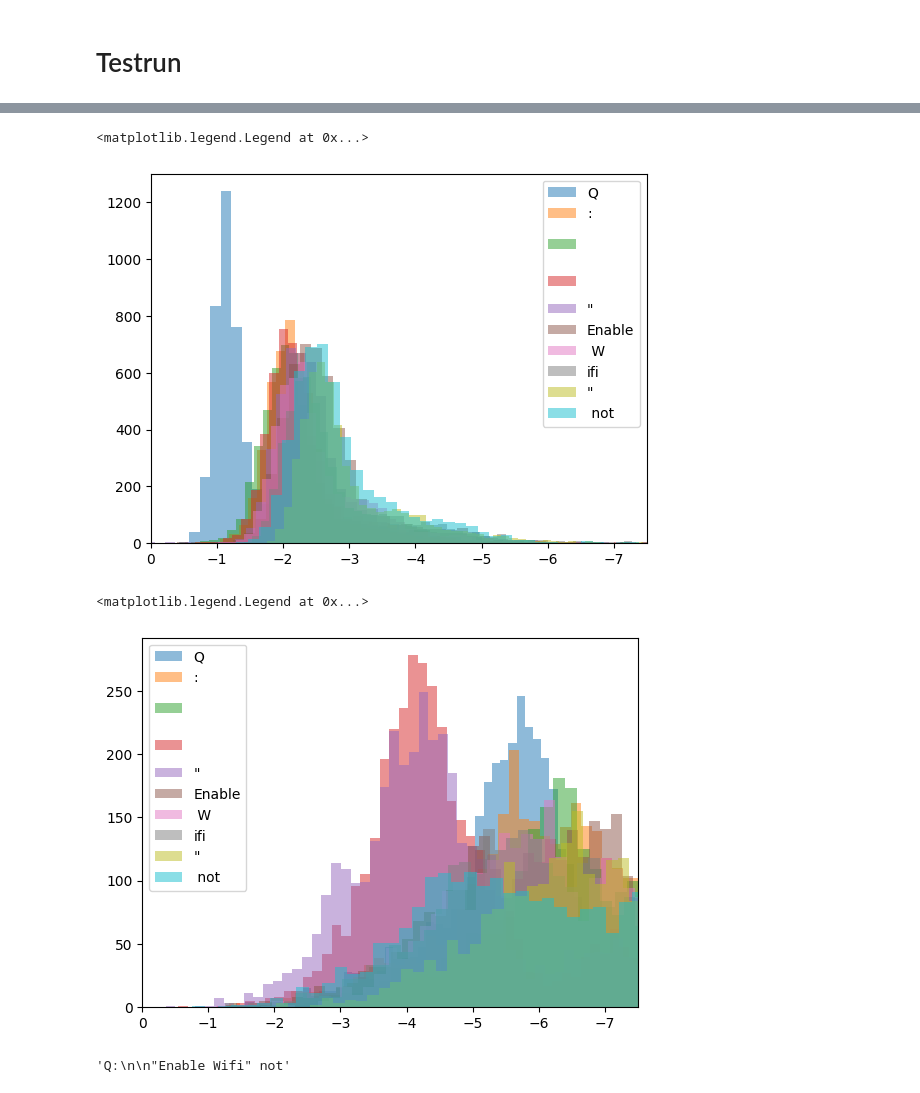
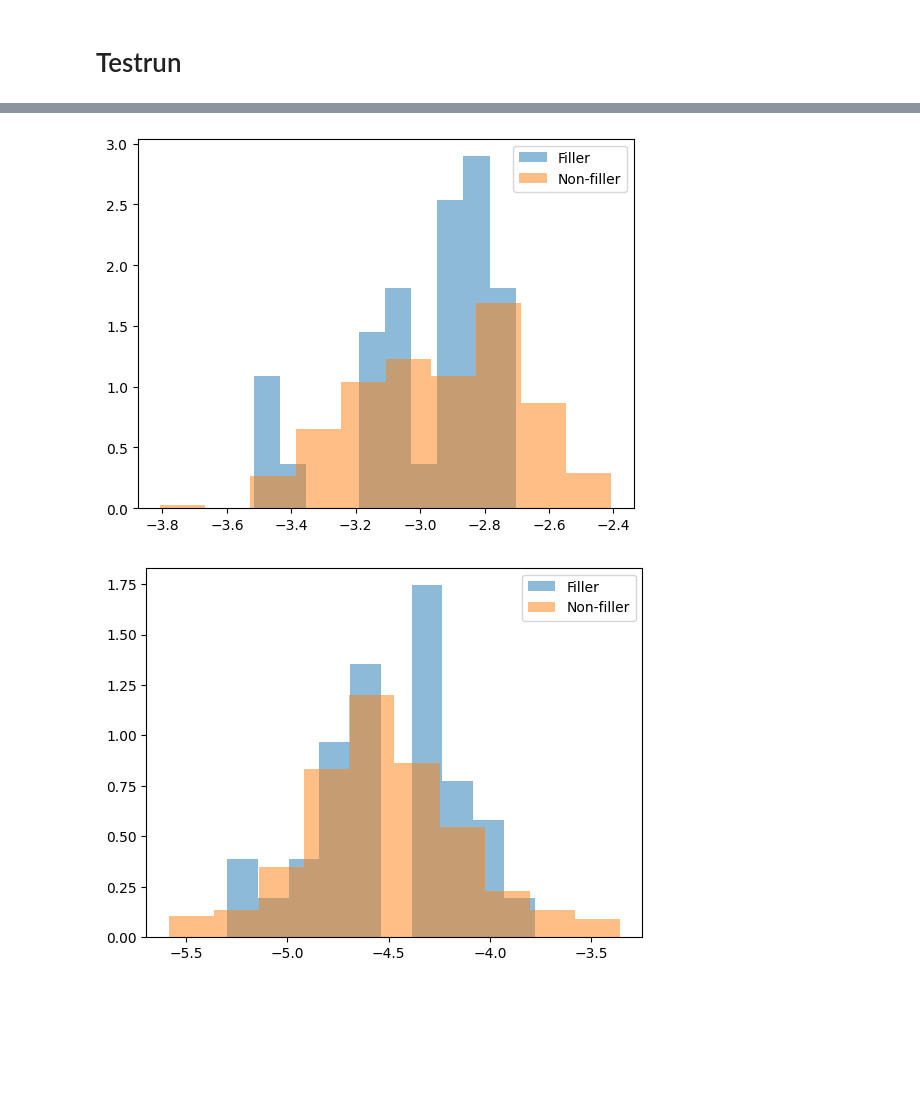
Before and after one commit to EleutherAI/rnngineering, a Jupyter notebook: delta_statistics.ipynb, the cells around one changed output, grey strips where cells are left out. Cells and saved outputs as stored; diff of their text form; code cells hidden in the pictures; blank space fills up the shorter version.

```diff
--- a/delta_statistics.ipynb
+++ b/delta_statistics.ipynb
@@ -107,30 +85,23 @@ from matplotlib import pyplot as plt
-# %%
-layer = 1
-layer_delta = every_delta[layer]
-num_tokens = 10
-slice_layer_delta = layer_delta[:,:num_tokens]
-for i in range(num_tokens):
-    token = tokenizer.decode(input_ids[0,i].cpu().numpy())
-    plt.hist(slice_layer_delta[:,i].cpu().numpy(), bins=100, alpha=0.5,label=token)
-    plt.xlim(0,-7.5)
-plt.legend()
-# %% [output]
-<matplotlib.legend.Legend at 0x...>
-[figure, removed]
-# %%
-layer = 30
-layer_delta = every_delta[layer]
-num_tokens = 10
-slice_layer_delta = layer_delta[:,:num_tokens]
-for i in range(num_tokens):
-    token = tokenizer.decode(input_ids[0,i].cpu().numpy())
-    plt.hist(slice_layer_delta[:,i].cpu().numpy(), bins=100, alpha=0.5,label=token)
-    plt.xlim(0,-7.5)
-plt.legend()
-# %% [output]
-<matplotlib.legend.Legend at 0x...>
-[figure, removed]
-# %%
-tokenizer.decode(input_ids[0,:10])
-# %% [output]
-'Q:\n\n"Enable Wifi" not'
+# %%
+for layer in range(0,64,10):
+    plt.figure()
+    filler_magnitudes=[]
+    non_filler_magnitudes=[]
+    for i in range(10):
+        delta = deltas[i][layer][0].cpu()
+        filler_magnitude=t.mean(delta[:,filler_indices[i]],dim=0)
+        non_filler_magnitude=t.mean(delta[:,non_filler_indices[i]],dim=0)
+        filler_magnitudes.append(filler_magnitude)
+        non_filler_magnitudes.append(non_filler_magnitude)
+    filler_magnitudes = t.cat(filler_magnitudes,axis=0)
+    non_filler_magnitudes = t.cat(non_filler_magnitudes,axis=0)
+
+    plt.hist(filler_magnitude.value.numpy(), bins=10, alpha=0.5, label=f"Filler",density=True)
+    plt.hist(non_filler_magnitude.value.numpy(), bins=10, alpha=0.5, label=f"Non-filler",density=True)
+    #print(f"Layer {layer} magnitude: {average_magnitude.item()} +- {std_magnitude.item()}")
+    #average_magnitude = t.mean(magnitude)
+    #std_magnitude = t.std(magnitude)
+    plt.legend()
+# %% [output]
+[figure, added]
+[figure, added]
```
Also changed, not shown: parts of 16 cells of this notebook.
